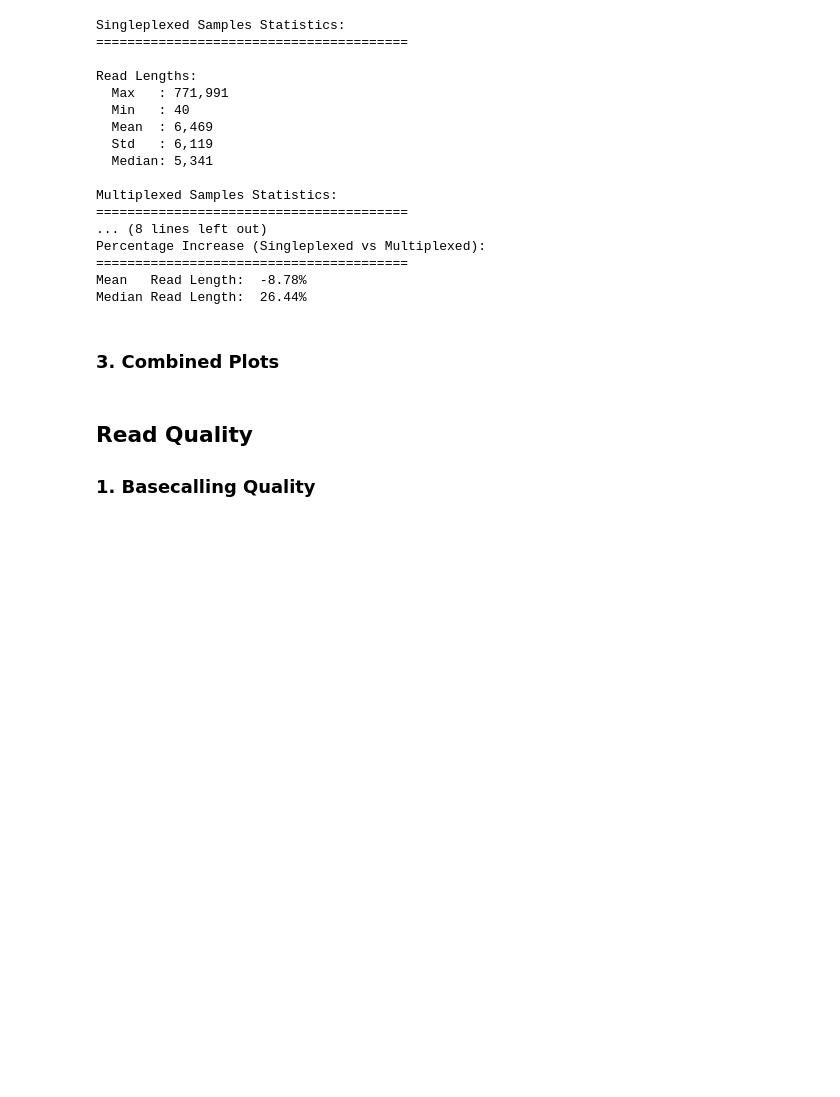
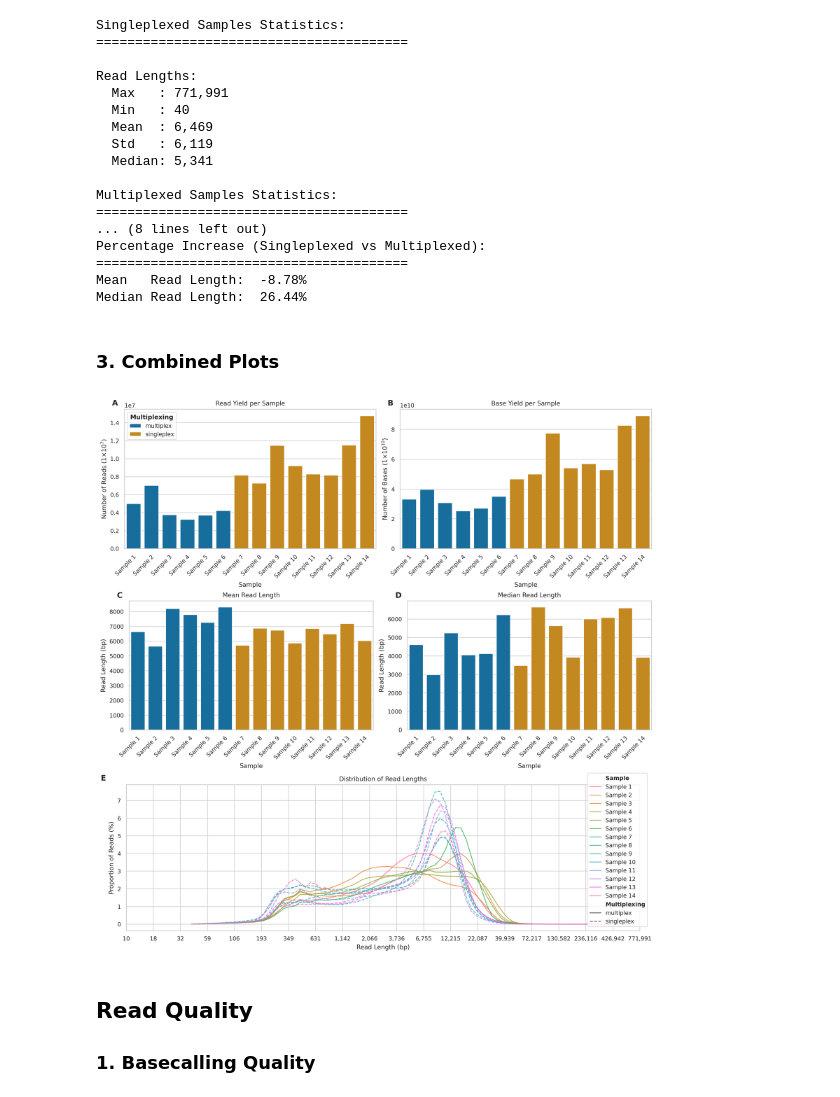
Before and after one commit to KHP-Informatics/ont-benchmark, a Jupyter notebook: ont-benchmark.ipynb, the cells around one changed output. Drawn from its saved outputs; the diff is of its cells as text; code cells hidden in the pictures; blank space fills up the shorter version.

```diff
--- a/ont-benchmark.ipynb
+++ b/ont-benchmark.ipynb
@@ -424,7 +424,6 @@ def plot_sample_yields(
     figsize: Tuple[int, int] = (16, 6),
     dpi: int = 300,
     gs: Optional[gridspec.GridSpec] = None,
-    gs_slice: Optional[Union[slice, Tuple[slice, slice]]] = None,
 ) -> Optional[plt.Figure]:
     """
     Create plots showing read and base yields for samples.
@@ -434,14 +433,13 @@ def plot_sample_yields(
         basecall_type (str, optional): Basecall type to filter for. Defaults to "sup".
         figsize (Tuple[int, int], optional): Figure size. Defaults to (16, 6).
         dpi (int, optional): Figure DPI. Defaults to 300.
-        gs (gridspec.GridSpec, optional): GridSpec for plotting within larger figure.
-        gs_slice (Union[slice, Tuple[slice, slice]], optional): Slice of GridSpec to use.
+        gs (gridspec.GridSpec, optional): GridSpec for plotting within a larger figure.
 
     Returns:
         Optional[plt.Figure]: Figure object if created independently (no GridSpec provided)
 
     Raises:
-        ValueError: If DataFrame doesn't contain required columns or if invalid GridSpec parameters
+        ValueError: If DataFrame doesn't contain required columns.
     """
     try:
         # Validate input data
@@ -466,16 +464,9 @@ def plot_sample_yields(
         if gs is None:
             fig, (ax1, ax2) = plt.subplots(1, 2, figsize=figsize, dpi=dpi)
         else:
-            if gs_slice is None:
-                raise ValueError("gs_slice must be provided when using GridSpec")
             fig = plt.gcf()
-            if isinstance(gs_slice, tuple):
-                ax1 = fig.add_subplot(gs[gs_slice[0]])
-                ax2 = fig.add_subplot(gs[gs_slice[1]])
-            else:
-                gs_subset = gs[gs_slice]
-                ax1 = fig.add_subplot(gs_subset[0])
-                ax2 = fig.add_subplot(gs_subset[1])
+            ax1 = fig.add_subplot(gs[0, 0])
+            ax2 = fig.add_subplot(gs[0, 1])
 
         # Create plots
         _create_yield_plot(
@@ -1450,3 +1264,69 @@ create_combined_yield_plot(np_metrics_df, read_length_df, length_distribution)
+# %%
+def create_combined_yield_plot(
+    metrics_df: pl.DataFrame, figsize: Tuple[int, int] = (12, 12), dpi: int = 300
+) -> plt.Figure:
+    """
+    Create a combined plot showing yields, read lengths, and length distribution.
+
+    Args:
+        metrics_df (pl.DataFrame): DataFrame containing metrics data
+        figsize (Tuple[int, int], optional): Figure size. Defaults to (12, 12).
+        dpi (int, optional): DPI for the figure. Defaults to 300.
+
+    Returns:
+        plt.Figure: Combined figure object
+
+    Raises:
+        ValueError: If required data is missing
+    """
+    try:
+        # Create figure and GridSpec
+        fig = plt.figure(figsize=figsize, dpi=dpi)
+        gs = fig.add_gridspec(3, 2, height_ratios=[1, 1.3, 1.3])
+
+        # Plot yields (A and B)
+        plot_sample_yields(metrics_df, gs=gs)
+
+        # Plot read lengths (C and D)
+        plot_read_lengths(
+            metrics_df, gs=gridspec.GridSpecFromSubplotSpec(1, 2, gs[1, :])
+        )
+
+        # Plot read length distribution (E)
+        plot_read_length_distribution(
+            read_length_distribution,
+            max_read_length,
+            gs=gridspec.GridSpecFromSubplotSpec(1, 1, gs[2, :]),
+        )
+
+        # Add panel labels
+        for i, label in enumerate(["A", "B", "C", "D", "E"]):
+            ax = fig.axes[i]
+            ax.text(
+                -0.05,
+                1.07,
+                label,
+                transform=ax.transAxes,
+                fontsize=12,
+                fontweight="bold",
+                va="top",
+            )
+
+        # Remove redundant legends
+        for ax in fig.axes[1:4]:
+            ax.get_legend().remove()
+
+        fig.set_constrained_layout(True)
+        return fig
+
+    except Exception as e:
+        logger.error(f"Error creating combined yield plot: {str(e)}")
+        raise
+
+
+combined_plot = create_combined_yield_plot(nanoplot_qc_metrics)
+# %% [output]
+[figure, added]
 # %% [markdown]
 ## Read Quality
 
```
Also changed, not shown: parts of 3 cells of this notebook.
